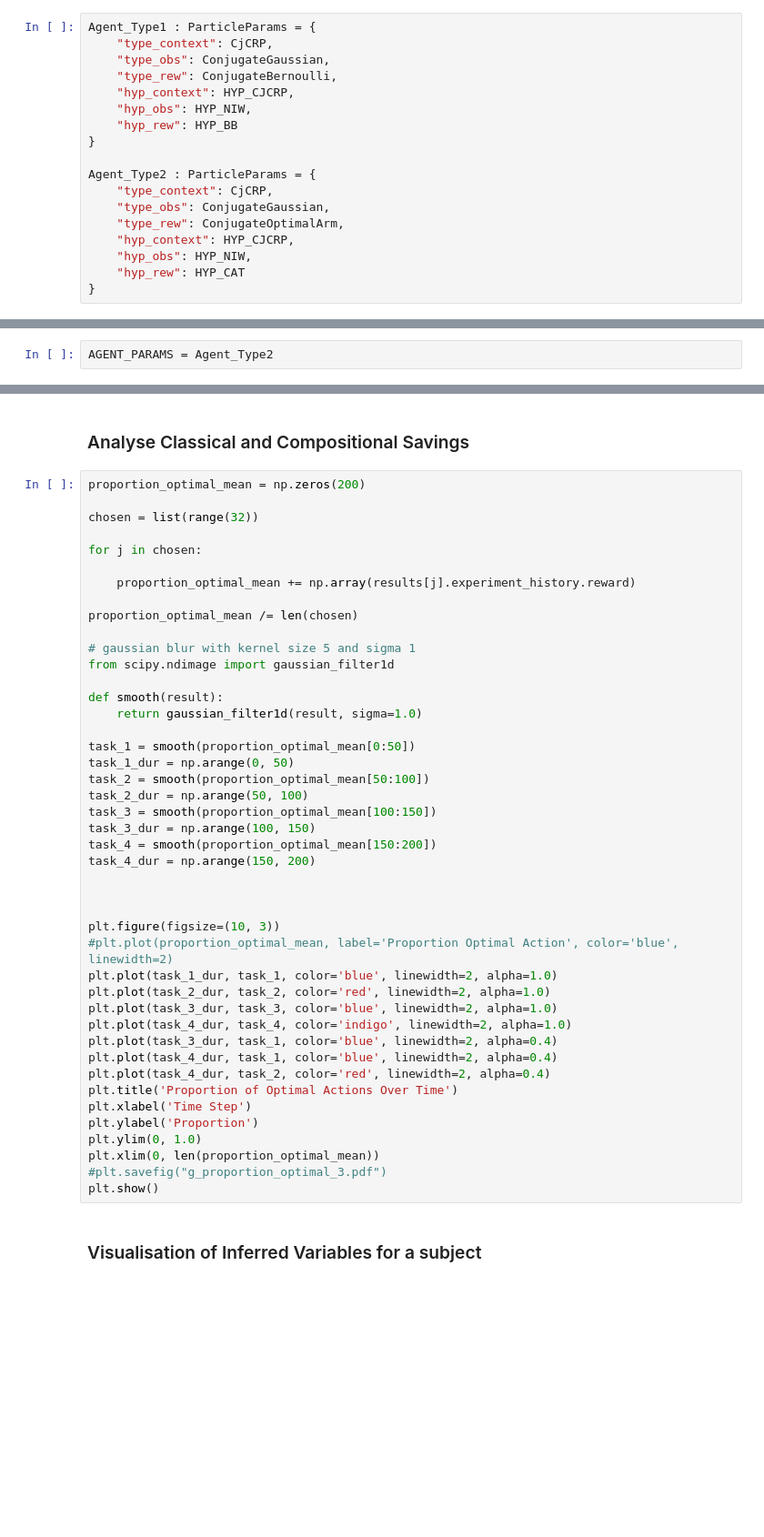
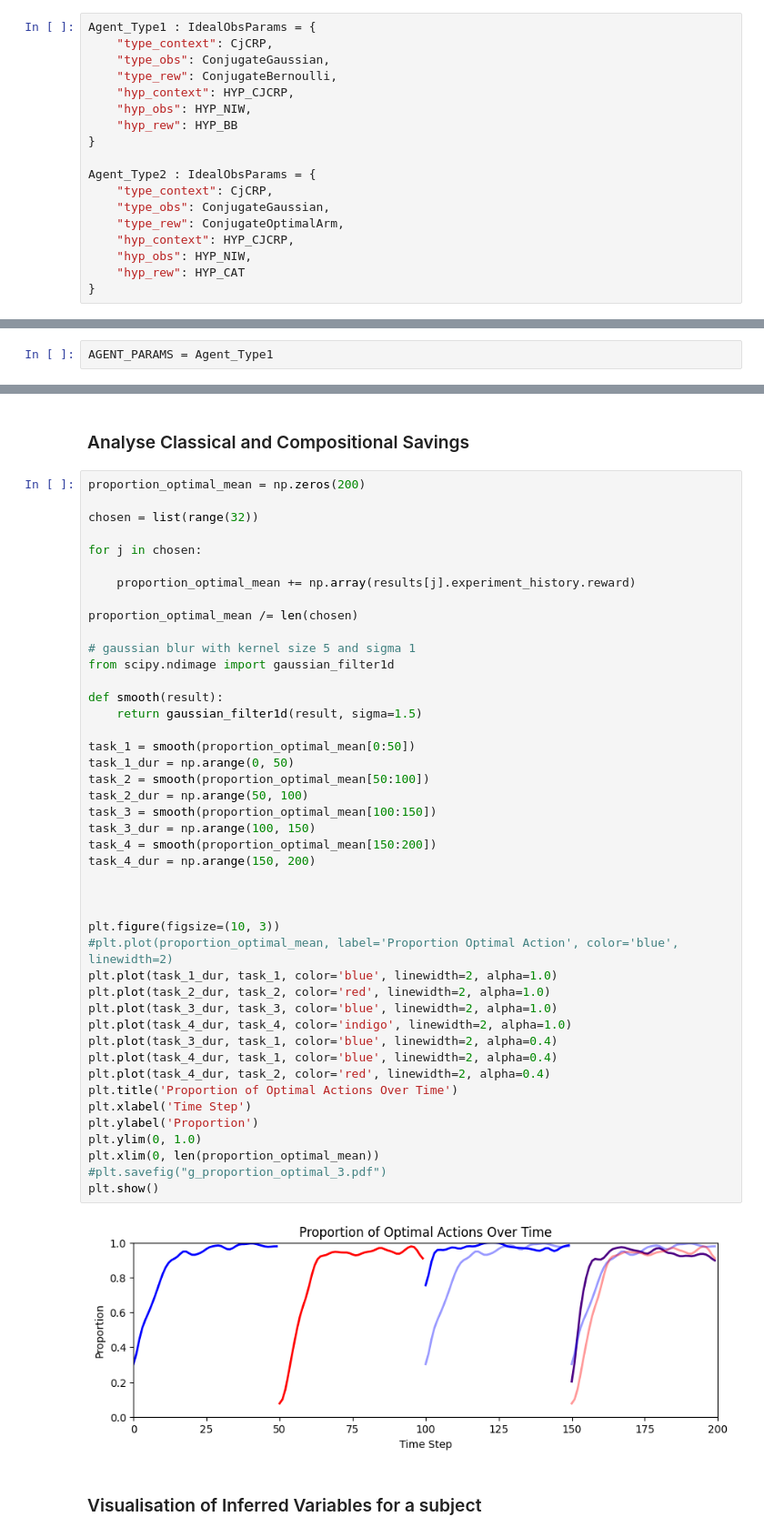
Before and after one commit to YoujingYu99/CCAB, a Jupyter notebook: demo.ipynb, the cells around one changed output, grey strips where cells are left out. Shown at 91% size. Saved outputs shown, nothing was run; the diff lists cells and outputs as text; blank space fills up the shorter version.

```diff
--- a/demo.ipynb
+++ b/demo.ipynb
@@ -89,7 +89,7 @@ HYP_CAT = {
 # %% [markdown]
 ### 2 Types of Agent
 # %%
-Agent_Type1 : ParticleParams = {
+Agent_Type1 : IdealObsParams = {
     "type_context": CjCRP,
     "type_obs": ConjugateGaussian,
     "type_rew": ConjugateBernoulli,
@@ -98,7 +98,7 @@ Agent_Type1 : ParticleParams = {
     "hyp_rew": HYP_BB
 }
 
-Agent_Type2 : ParticleParams = {
+Agent_Type2 : IdealObsParams = {
     "type_context": CjCRP,
     "type_obs": ConjugateGaussian,
     "type_rew": ConjugateOptimalArm,
@@ -109,7 +109,7 @@ Agent_Type2 : ParticleParams = {
 # %% [markdown]
 ## Part 2: Run Simulation
 # %%
-AGENT_PARAMS = Agent_Type2
+AGENT_PARAMS = Agent_Type1
 # %% [markdown]
 #### Simulation
 # %%
@@ -169,35 +279,37 @@ proportion_optimal_mean /= len(chosen)
 from scipy.ndimage import gaussian_filter1d
 
 def smooth(result):
-    return gaussian_filter1d(result, sigma=1.0)
+    return gaussian_filter1d(result, sigma=1.5)
 
 task_1 = smooth(proportion_optimal_mean[0:50])
 task_1_dur = np.arange(0, 50)
 task_2 = smooth(proportion_optimal_mean[50:100])
 task_2_dur = np.arange(50, 100)
 task_3 = smooth(proportion_optimal_mean[100:150])
 task_3_dur = np.arange(100, 150)
 task_4 = smooth(proportion_optimal_mean[150:200])
 task_4_dur = np.arange(150, 200)
 
 
 
 plt.figure(figsize=(10, 3))
 #plt.plot(proportion_optimal_mean, label='Proportion Optimal Action', color='blue', linewidth=2)
 plt.plot(task_1_dur, task_1, color='blue', linewidth=2, alpha=1.0)
 plt.plot(task_2_dur, task_2, color='red', linewidth=2, alpha=1.0)
 plt.plot(task_3_dur, task_3, color='blue', linewidth=2, alpha=1.0)
 plt.plot(task_4_dur, task_4, color='indigo', linewidth=2, alpha=1.0)
 plt.plot(task_3_dur, task_1, color='blue', linewidth=2, alpha=0.4)
 plt.plot(task_4_dur, task_1, color='blue', linewidth=2, alpha=0.4)
 plt.plot(task_4_dur, task_2, color='red', linewidth=2, alpha=0.4)
 plt.title('Proportion of Optimal Actions Over Time')
 plt.xlabel('Time Step')
 plt.ylabel('Proportion')
 plt.ylim(0, 1.0)
 plt.xlim(0, len(proportion_optimal_mean))
 #plt.savefig("g_proportion_optimal_3.pdf")
 plt.show()
+# %% [output]
+[figure, added]
 # %% [markdown]
 ### Visualisation of Inferred Variables for a subject
 # %%
```
Also changed, not shown: parts of 3 cells of this notebook, 3 other files.
